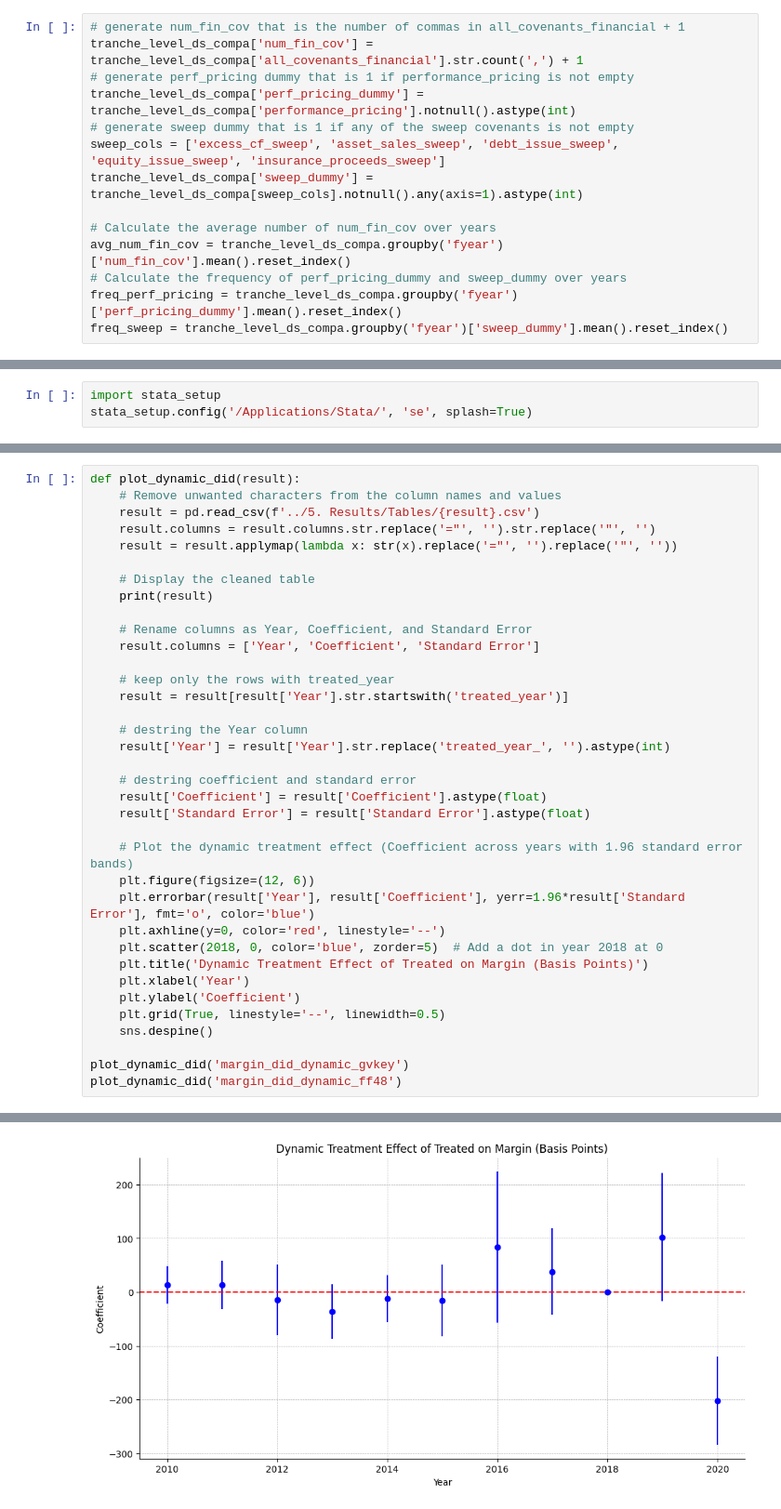
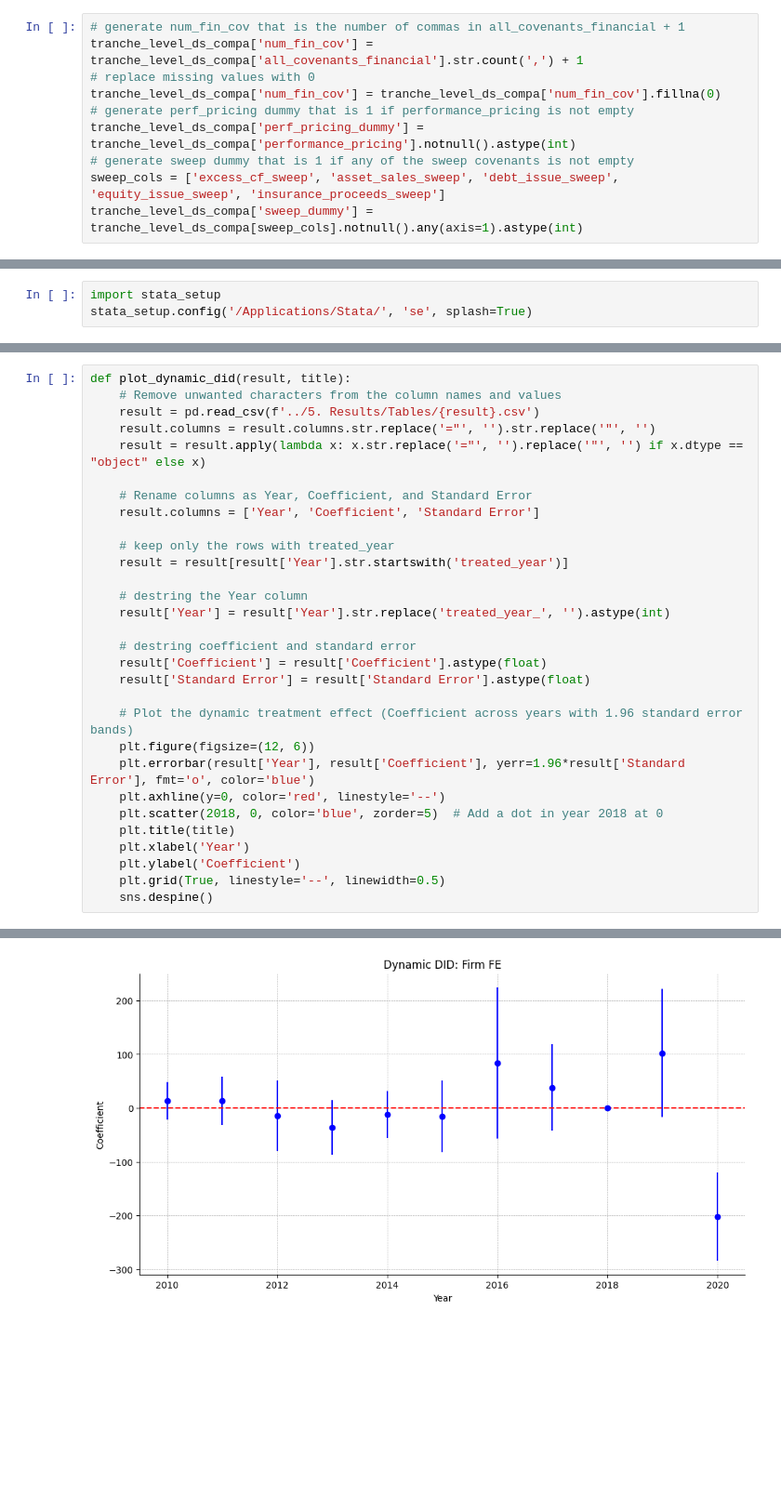
Before and after one commit to zirui-song/interest-deductibility-and-debt-contracting, a Jupyter notebook: Dealscan_Analysis.ipynb, the cells around one changed output, grey strips where cells are left out. Shown at 93% size. Saved outputs shown, nothing was run; the diff lists cells and outputs as text; blank space fills up the shorter version.

```diff
--- a/Dealscan_Analysis.ipynb
+++ b/Dealscan_Analysis.ipynb
@@ -698,15 +693,11 @@ tranche_level_ds_compa = dealscan_comp_crspa_merged.groupby(['lpc_tranche_id']).
 # %%
 # generate num_fin_cov that is the number of commas in all_covenants_financial + 1
 tranche_level_ds_compa['num_fin_cov'] = tranche_level_ds_compa['all_covenants_financial'].str.count(',') + 1
+# replace missing values with 0
+tranche_level_ds_compa['num_fin_cov'] = tranche_level_ds_compa['num_fin_cov'].fillna(0)
 # generate perf_pricing dummy that is 1 if performance_pricing is not empty
 tranche_level_ds_compa['perf_pricing_dummy'] = tranche_level_ds_compa['performance_pricing'].notnull().astype(int)
 # generate sweep dummy that is 1 if any of the sweep covenants is not empty
 sweep_cols = ['excess_cf_sweep', 'asset_sales_sweep', 'debt_issue_sweep', 'equity_issue_sweep', 'insurance_proceeds_sweep']
 tranche_level_ds_compa['sweep_dummy'] = tranche_level_ds_compa[sweep_cols].notnull().any(axis=1).astype(int)
-
-# Calculate the average number of num_fin_cov over years
-avg_num_fin_cov = tranche_level_ds_compa.groupby('fyear')['num_fin_cov'].mean().reset_index()
-# Calculate the frequency of perf_pricing_dummy and sweep_dummy over years
-freq_perf_pricing = tranche_level_ds_compa.groupby('fyear')['perf_pricing_dummy'].mean().reset_index()
-freq_sweep = tranche_level_ds_compa.groupby('fyear')['sweep_dummy'].mean().reset_index()
 # %%
@@ -1304,12 +1342,9 @@ dir : seeout
 # %%
-def plot_dynamic_did(result):
+def plot_dynamic_did(result, title):
     # Remove unwanted characters from the column names and values
     result = pd.read_csv(f'../5. Results/Tables/{result}.csv')
     result.columns = result.columns.str.replace('="', '').str.replace('"', '')
-    result = result.applymap(lambda x: str(x).replace('="', '').replace('"', ''))
-
-    # Display the cleaned table
-    print(result)
+    result = result.apply(lambda x: x.str.replace('="', '').replace('"', '') if x.dtype == "object" else x)
 
     # Rename columns as Year, Coefficient, and Standard Error
     result.columns = ['Year', 'Coefficient', 'Standard Error']
@@ -1329,12 +1364,9 @@ def plot_dynamic_did(result):
     plt.errorbar(result['Year'], result['Coefficient'], yerr=1.96*result['Standard Error'], fmt='o', color='blue')
     plt.axhline(y=0, color='red', linestyle='--')
     plt.scatter(2018, 0, color='blue', zorder=5)  # Add a dot in year 2018 at 0
-    plt.title('Dynamic Treatment Effect of Treated on Margin (Basis Points)')
+    plt.title(title)
     plt.xlabel('Year')
     plt.ylabel('Coefficient')
     plt.grid(True, linestyle='--', linewidth=0.5)
     sns.despine()
-
-plot_dynamic_did('margin_did_dynamic_gvkey')
-plot_dynamic_did('margin_did_dynamic_ff48')
 # %% [output]
@@ -1358 +1373 @@ plot_dynamic_did('margin_did_dynamic_ff48')
-[figure, old version]
+[figure, new version]
```
Also changed, not shown: parts of 8 cells of this notebook.
